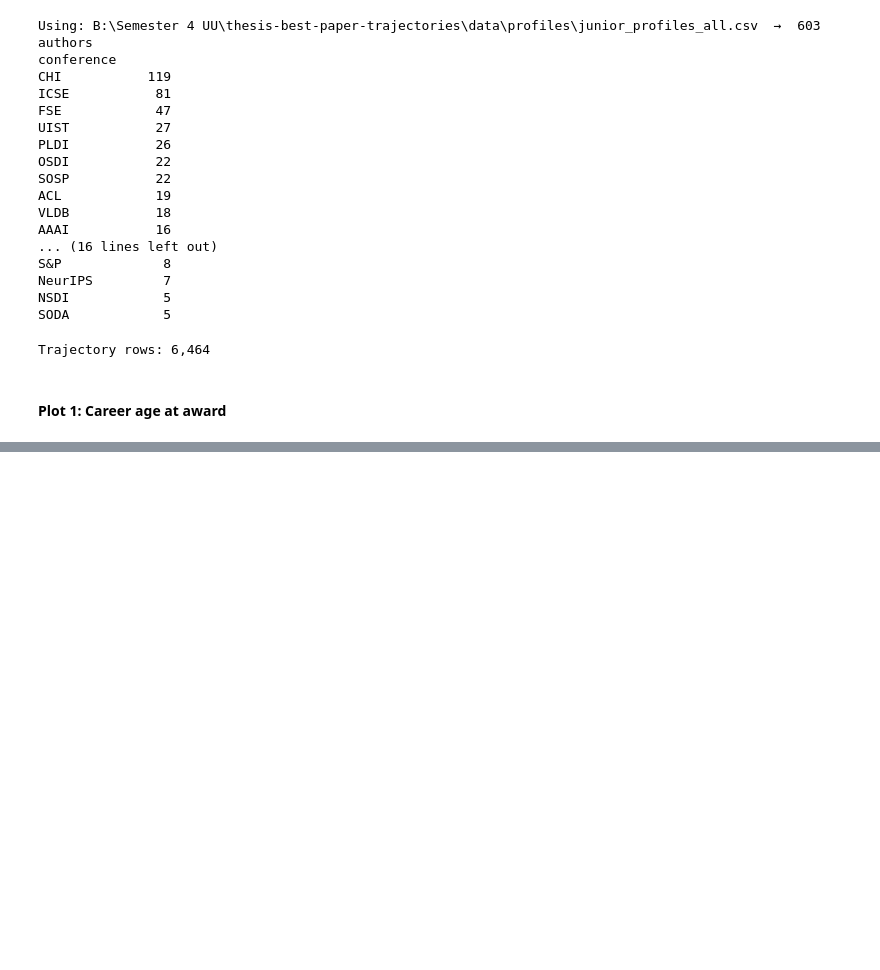
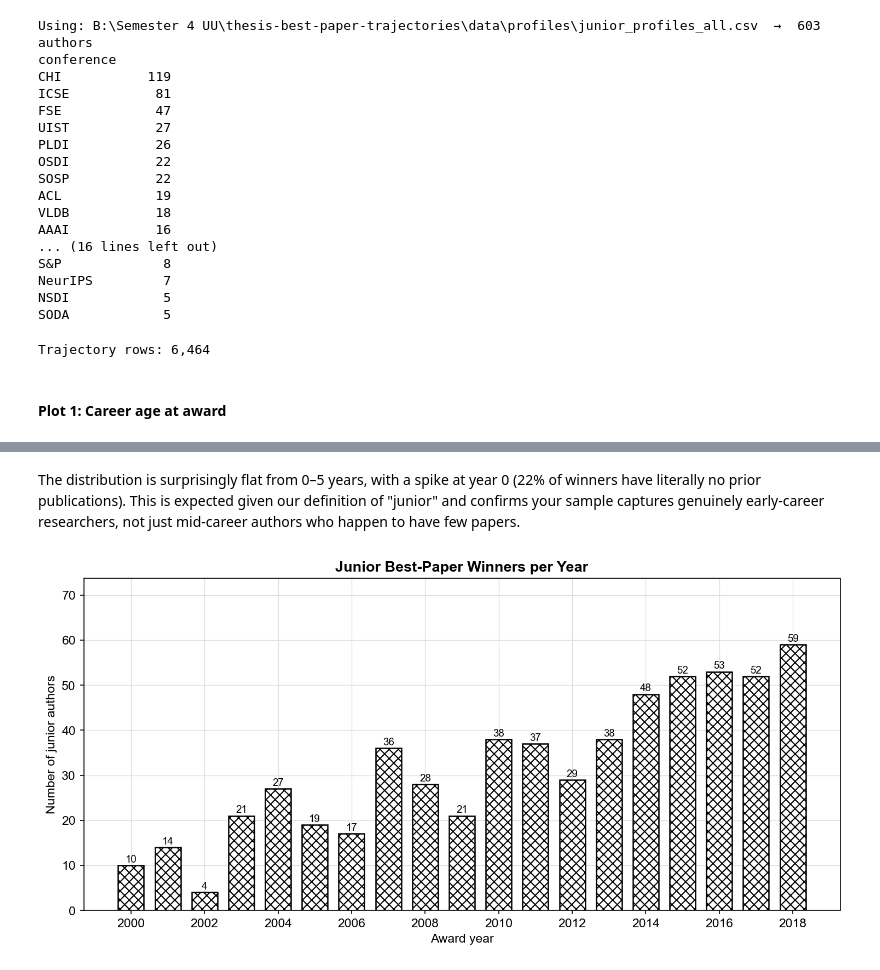
Before and after one commit to AppleShay/thesis-best-paper-trajectories, a Jupyter notebook: notebooks/07_junior_eda.ipynb, the cells around one changed output, grey strips where cells are left out. Cells and saved outputs as stored; diff of their text form; code cells hidden in the pictures; blank space fills up the shorter version.

```diff
--- a/notebooks/07_junior_eda.ipynb
+++ b/notebooks/07_junior_eda.ipynb
@@ -120,0 +125,24 @@ which can be installed using pip:
+# %% [markdown]
+The distribution is surprisingly flat from 0–5 years, with a spike at year 0 (22% of winners have literally no prior publications). This is expected given our definition of "junior" and confirms your sample captures genuinely early-career researchers, not just mid-career authors who happen to have few papers.
+# %%
+per_year = profiles.groupby('award_year').size()
+
+fig, ax = plt.subplots(figsize=(10, 5))
+bars = ax.bar(per_year.index, per_year.values,
+              color='white', edgecolor='black', linewidth=1.2,
+              hatch='xxx', width=0.7)
+for bar, val in zip(bars, per_year.values):
+    ax.text(bar.get_x() + bar.get_width()/2, bar.get_height() + 0.2,
+            str(val), ha='center', va='bottom', fontsize=9)
+
+ax.set_title('Junior Best-Paper Winners per Year')
+ax.set_xlabel('Award year')
+ax.set_ylabel('Number of junior authors')
+ax.set_xticks(per_year.index[::2])
+ax.set_ylim(0, per_year.max() * 1.25)
+ax.yaxis.grid(True); ax.set_axisbelow(True)
+plt.tight_layout()
+plt.savefig('B:\\Semester 4 UU\\thesis-best-paper-trajectories\\data\\figures\\02_per_year.png', bbox_inches='tight')
+plt.show()
+# %% [output]
+[figure, added]
```
Also changed, not shown: parts of 10 cells of this notebook, 15 other files.
